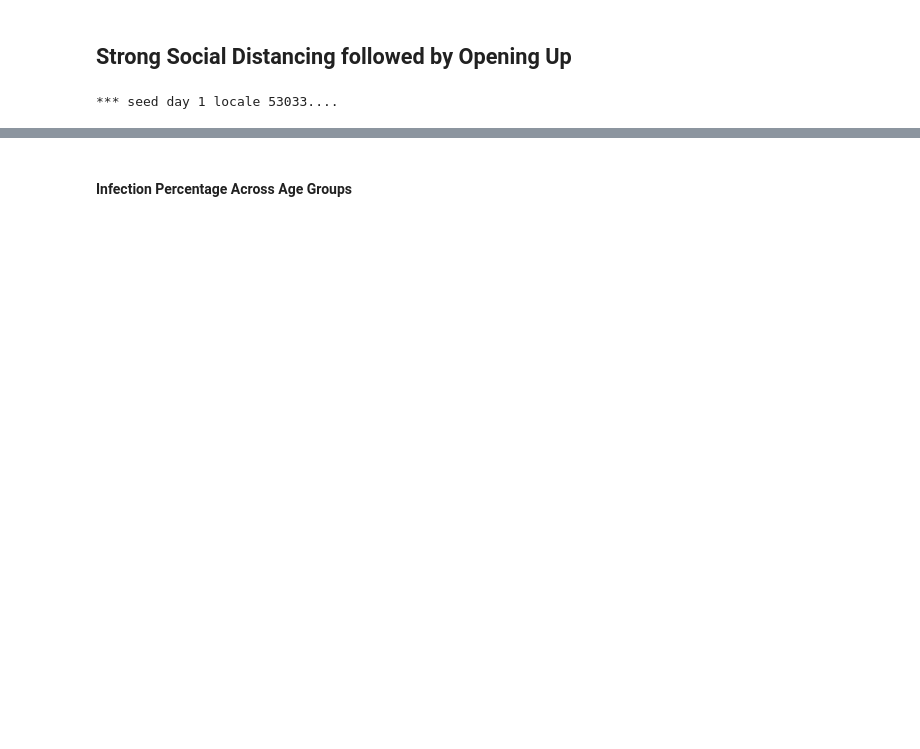
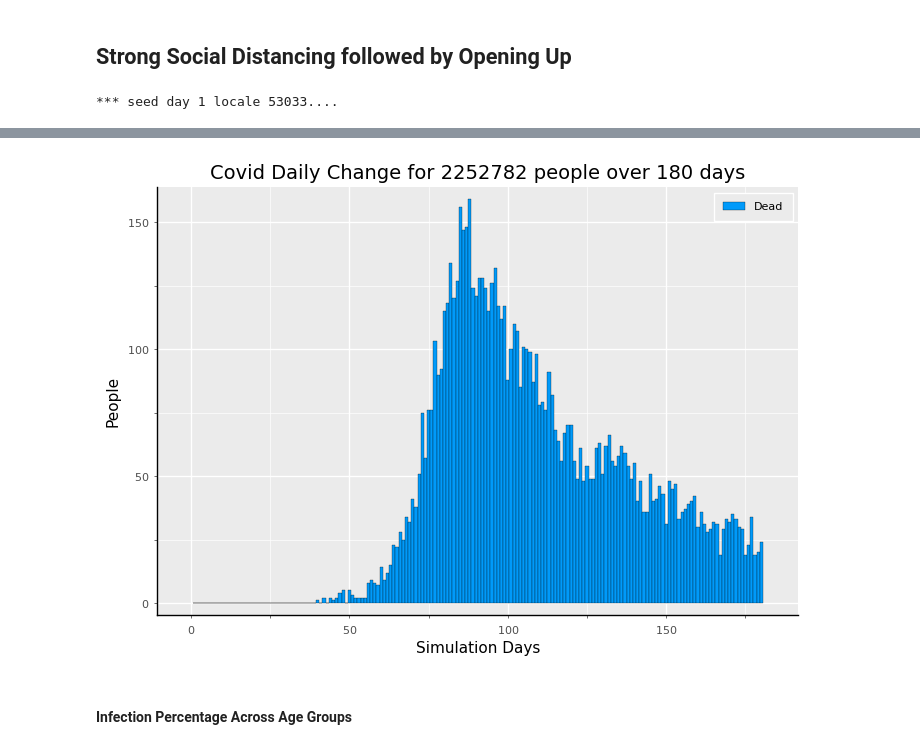
Before and after one commit to lewisl/CovidSim, a Jupyter notebook: notebooks/category_plots-group.ipynb, the cells around one changed output, grey strips where cells are left out. Cells and saved outputs as stored; diff of their text form; code cells hidden in the pictures; blank space fills up the shorter version.

```diff
--- a/notebooks/category_plots-group.ipynb
+++ b/notebooks/category_plots-group.ipynb
@@ -264,3 +258,7 @@ cumplot(series,seattle,geo=alldict["geo"])
+# %%
+newplot(series,seattle, dead)
+# %% [output]
+[figure, added]
 # %% [markdown]
 #### Infection Percentage Across Age Groups
 # %%
```
Also changed, not shown: parts of 38 cells of this notebook, 7 other files.
